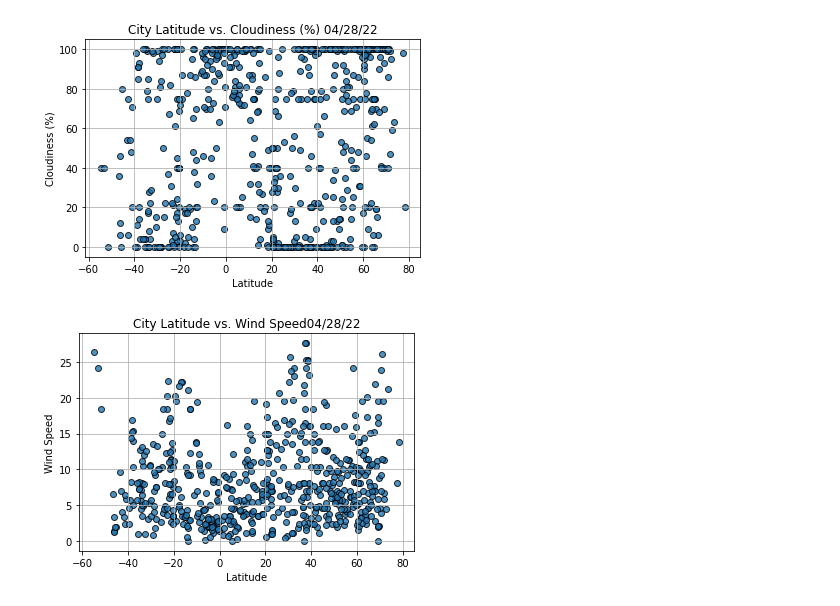
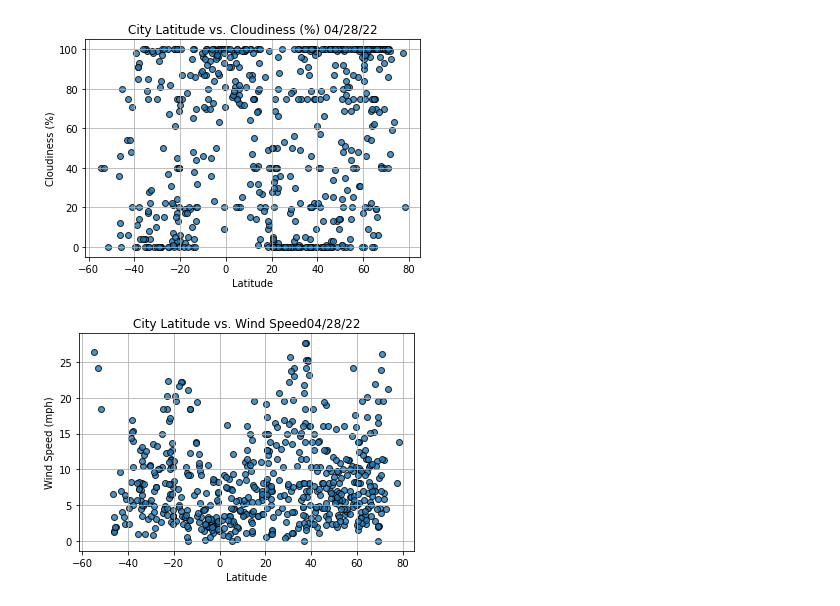
Before and after one commit to yolandahjohnson/World_Weather_Analysis, a Jupyter notebook: WeatherPy.ipynb, the cells around one changed output. Drawn from its saved outputs; the diff is of its cells as text; code cells hidden in the pictures.

Commit message:
Creating scatter plots

```diff
--- a/WeatherPy.ipynb
+++ b/WeatherPy.ipynb
@@ -235,20 +235,20 @@ plt.show()
 # %%
 # Build the scatter plot for latitude vs. wind_speed.
 plt.scatter(lats,
             wind_speed,
             edgecolor="black", linewidths=1, marker="o",
             alpha=0.8, label="Cities")
 
 # Incorporate the other graph properties.
 plt.title(f"City Latitude vs. Wind Speed"+ time.strftime("%x"))
-plt.ylabel("Wind Speed")
+plt.ylabel("Wind Speed (mph)")
 plt.xlabel("Latitude")
 plt.grid(True)
 
 # Save the figure.
 plt.savefig("weather_data/Fig1.png")
 
 # Show plot.
 plt.show()
 # %% [output]
-[figure, old version]
+[figure, new version]
```
Also changed, not shown: parts of 13 cells of this notebook, 1 other file.
